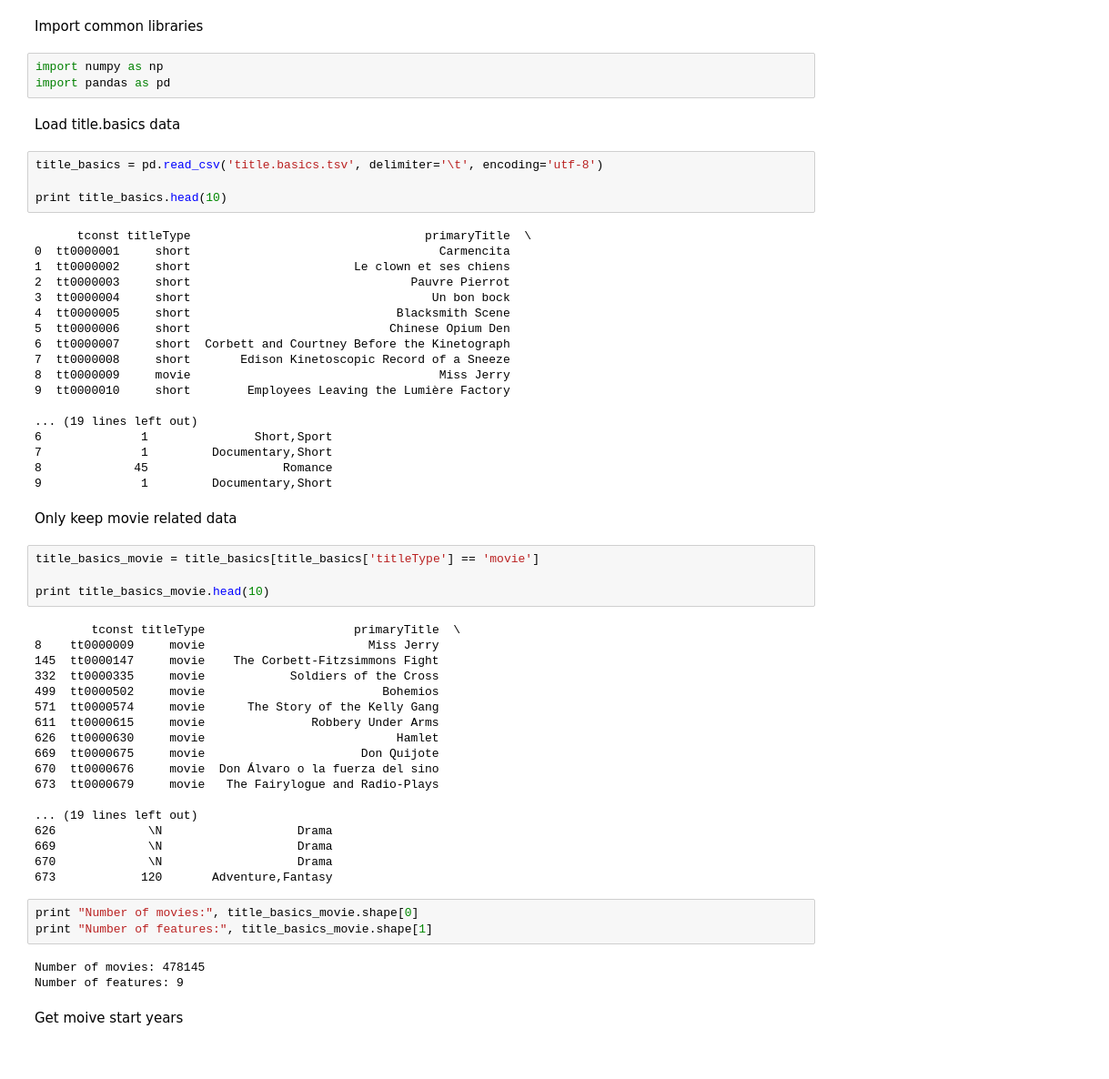
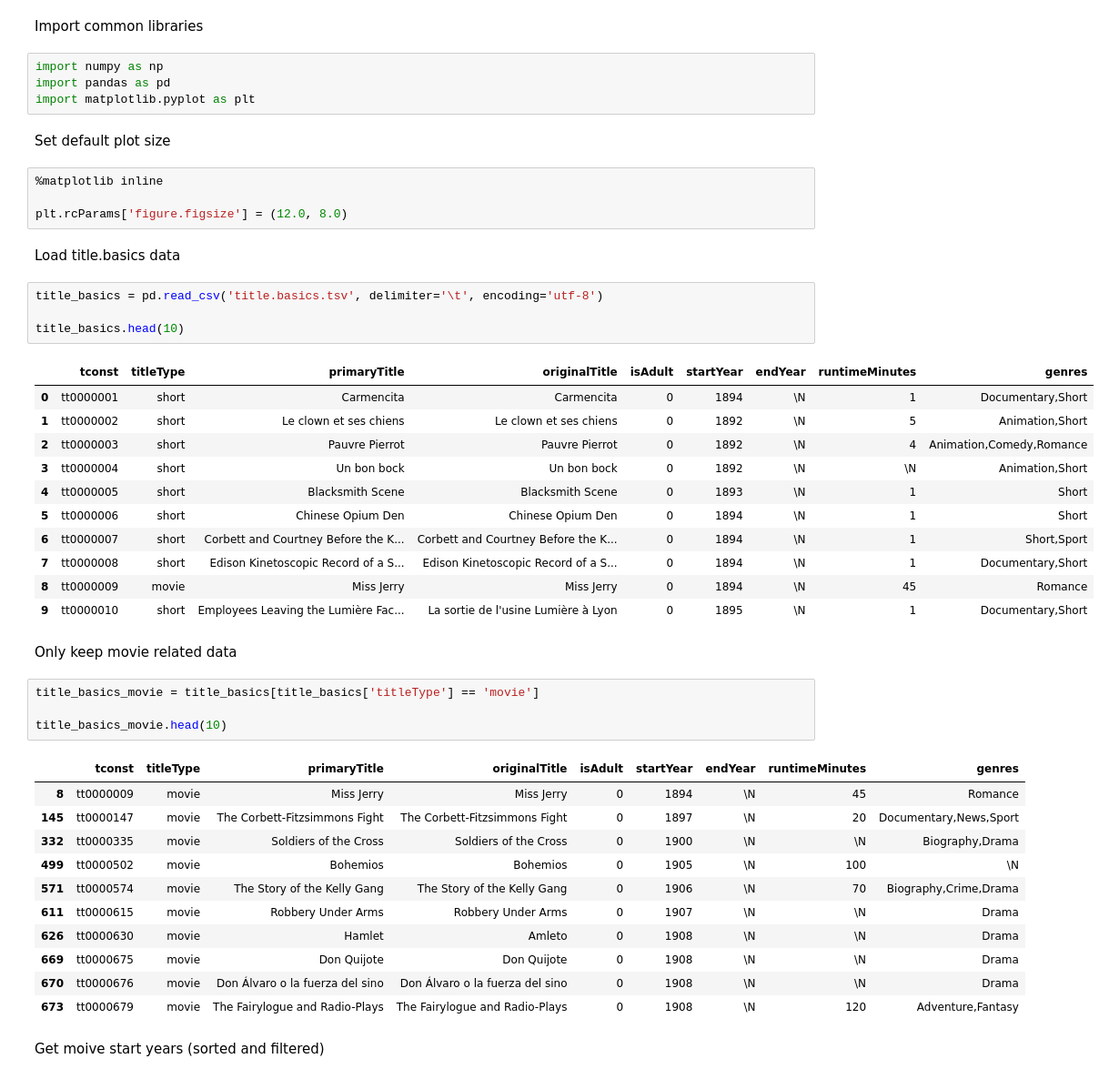
Before and after one commit to xinhezhang/IMDb, a Jupyter notebook: distribution_over_time.ipynb, the cells around one changed output. Shown: that part at 91% size. Saved outputs shown, nothing was run; the diff lists cells and outputs as text.

```diff
--- a/distribution_over_time.ipynb
+++ b/distribution_over_time.ipynb
@@ -3,59 +3,48 @@ Import common libraries
 # %%
 import numpy as np
 import pandas as pd
+import matplotlib.pyplot as plt
+# %% [markdown]
+Set default plot size
+# %%
+%matplotlib inline
+
+plt.rcParams['figure.figsize'] = (12.0, 8.0)
 # %% [markdown]
 Load title.basics data
 # %%
 title_basics = pd.read_csv('title.basics.tsv', delimiter='\t', encoding='utf-8')
 
-print title_basics.head(10)
+title_basics.head(10)
 # %% [output]
-      tconst titleType                                 primaryTitle  \
-0  tt0000001     short                                   Carmencita
-1  tt0000002     short                       Le clown et ses chiens
-2  tt0000003     short                               Pauvre Pierrot
-3  tt0000004     short                                  Un bon bock
-4  tt0000005     short                             Blacksmith Scene
-5  tt0000006     short                            Chinese Opium Den
-6  tt0000007     short  Corbett and Courtney Before the Kinetograph
-7  tt0000008     short       Edison Kinetoscopic Record of a Sneeze
-8  tt0000009     movie                                   Miss Jerry
-9  tt0000010     short        Employees Leaving the Lumière Factory
-
-... (19 lines left out)
-6              1               Short,Sport
-7              1         Documentary,Short
-8             45                   Romance
-9              1         Documentary,Short
+|  | tconst | titleType | primaryTitle | originalTitle | isAdult | startYear | endYear | runtimeMinutes | genres |
+| 0 | tt0000001 | short | Carmencita | Carmencita | 0 | 1894 | \N | 1 | Documentary,Short |
+| 1 | tt0000002 | short | Le clown et ses chiens | Le clown et ses chiens | 0 | 1892 | \N | 5 | Animation,Short |
+| 2 | tt0000003 | short | Pauvre Pierrot | Pauvre Pierrot | 0 | 1892 | \N | 4 | Animation,Comedy,Romance |
+| 3 | tt0000004 | short | Un bon bock | Un bon bock | 0 | 1892 | \N | \N | Animation,Short |
+| 4 | tt0000005 | short | Blacksmith Scene | Blacksmith Scene | 0 | 1893 | \N | 1 | Short |
+| 5 | tt0000006 | short | Chinese Opium Den | Chinese Opium Den | 0 | 1894 | \N | 1 | Short |
+| 6 | tt0000007 | short | Corbett and Courtney Before the K... | Corbett and Courtney Before the K... | 0 | 1894 | \N | 1 | Short,Sport |
+| 7 | tt0000008 | short | Edison Kinetoscopic Record of a S... | Edison Kinetoscopic Record of a S... | 0 | 1894 | \N | 1 | Documentary,Short |
+| 8 | tt0000009 | movie | Miss Jerry | Miss Jerry | 0 | 1894 | \N | 45 | Romance |
+| 9 | tt0000010 | short | Employees Leaving the Lumière Fac... | La sortie de l'usine Lumière à Lyon | 0 | 1895 | \N | 1 | Documentary,Short |
 # %% [markdown]
 Only keep movie related data
 # %%
 title_basics_movie = title_basics[title_basics['titleType'] == 'movie']
 
-print title_basics_movie.head(10)
+title_basics_movie.head(10)
 # %% [output]
-        tconst titleType                     primaryTitle  \
-8    tt0000009     movie                       Miss Jerry
-145  tt0000147     movie    The Corbett-Fitzsimmons Fight
-332  tt0000335     movie            Soldiers of the Cross
-499  tt0000502     movie                         Bohemios
-571  tt0000574     movie      The Story of the Kelly Gang
-611  tt0000615     movie               Robbery Under Arms
-626  tt0000630     movie                           Hamlet
-669  tt0000675     movie                      Don Quijote
-670  tt0000676     movie  Don Álvaro o la fuerza del sino
-673  tt0000679     movie   The Fairylogue and Radio-Plays
-
-... (19 lines left out)
-626             \N                   Drama
-669             \N                   Drama
-670             \N                   Drama
-673            120       Adventure,Fantasy
+|  | tconst | titleType | primaryTitle | originalTitle | isAdult | startYear | endYear | runtimeMinutes | genres |
+| 8 | tt0000009 | movie | Miss Jerry | Miss Jerry | 0 | 1894 | \N | 45 | Romance |
+| 145 | tt0000147 | movie | The Corbett-Fitzsimmons Fight | The Corbett-Fitzsimmons Fight | 0 | 1897 | \N | 20 | Documentary,News,Sport |
+| 332 | tt0000335 | movie | Soldiers of the Cross | Soldiers of the Cross | 0 | 1900 | \N | \N | Biography,Drama |
+| 499 | tt0000502 | movie | Bohemios | Bohemios | 0 | 1905 | \N | 100 | \N |
+| 571 | tt0000574 | movie | The Story of the Kelly Gang | The Story of the Kelly Gang | 0 | 1906 | \N | 70 | Biography,Crime,Drama |
+| 611 | tt0000615 | movie | Robbery Under Arms | Robbery Under Arms | 0 | 1907 | \N | \N | Drama |
+| 626 | tt0000630 | movie | Hamlet | Amleto | 0 | 1908 | \N | \N | Drama |
+| 669 | tt0000675 | movie | Don Quijote | Don Quijote | 0 | 1908 | \N | \N | Drama |
+| 670 | tt0000676 | movie | Don Álvaro o la fuerza del sino | Don Álvaro o la fuerza del sino | 0 | 1908 | \N | \N | Drama |
+| 673 | tt0000679 | movie | The Fairylogue and Radio-Plays | The Fairylogue and Radio-Plays | 0 | 1908 | \N | 120 | Adventure,Fantasy |
-# %%
-print "Number of movies:", title_basics_movie.shape[0]
-print "Number of features:", title_basics_movie.shape[1]
-# %% [output]
-Number of movies: 478145
-Number of features: 9
 # %% [markdown]
-Get moive start years
+Get moive start years (sorted and filtered)
```
Also changed, not shown: parts of 6 cells of this notebook.
